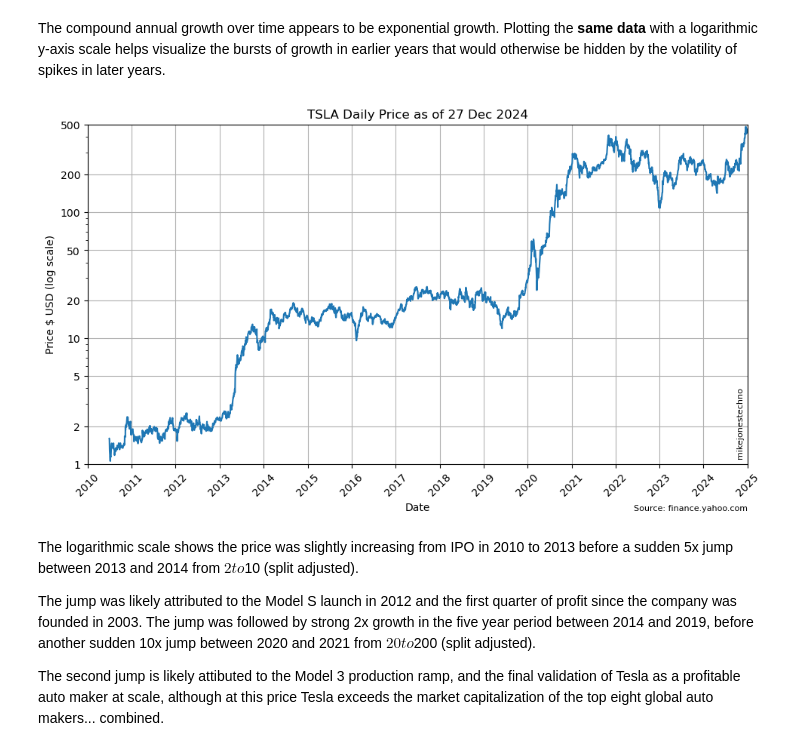
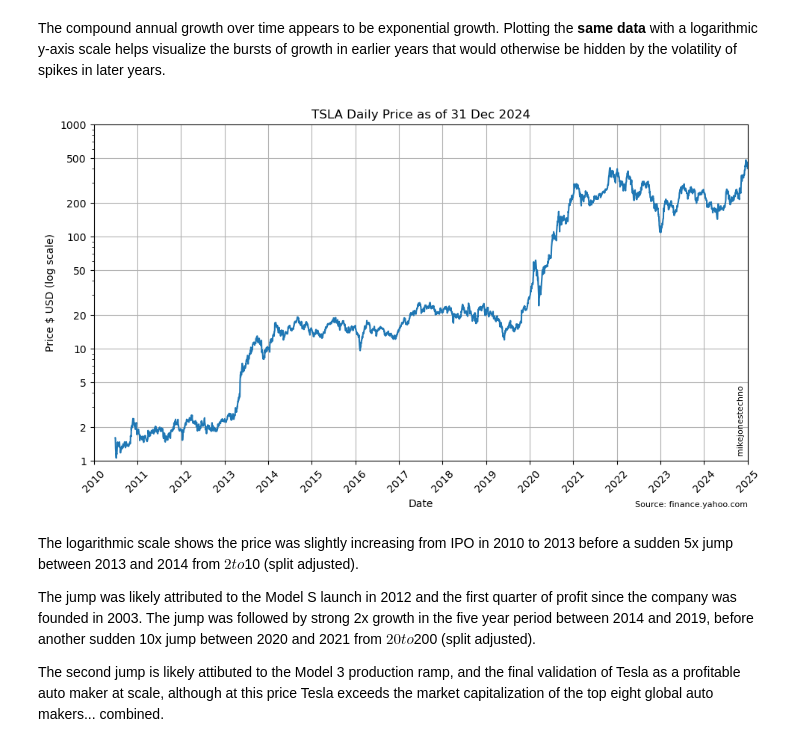
Before and after one commit to mikejonestechno/investment-analytics, a Jupyter notebook: notebooks/tsla.ipynb, the cells around one changed output. Drawn from its saved outputs; the diff is of its cells as text; code cells hidden in the pictures.

Commit message:
Update dataloader for year end (#267)
Update stock data loader to handle last and first day of year.

```diff
--- a/notebooks/tsla.ipynb
+++ b/notebooks/tsla.ipynb
@@ -24,28 +24,34 @@ Load historical data
 """
 sx_symbol = 'TSLA'
 
-# Try collecting data from 1940 so we can get 20 year rolling median
-from_date = '1940-01-01'
-to_date = '2024-01-01'
+df = pd.DataFrame()
 
-local_file = '../data/' + sx_symbol.lower() + '_HistoricalData.csv'
+# For each decade from 2010 to 2020 get 10 years of data if not in local cache
+for decade in range(2010, 2020, 10):
+    from_date = str(decade) + '-01-01'
+    to_date = str(decade + 9) + '-12-31'
+    local_file = '../data/' + sx_symbol.lower() + '_HistoricalData_' + str(decade) + '.csv'
+    df_decade = get_exchange_historical_data(local_file, sx_symbol, from_date, to_date)
+    df = pd.concat([df, df_decade])
 
-df = get_exchange_historical_data(local_file, sx_symbol, from_date, to_date)
+# For each previous year after 2020 get the historical data if not in local cache
+current_year = datetime.now().year
+for year in range(2020, current_year):
+    from_date = str(year) + '-01-01'
+    to_date = str(year) + '-12-31'
+    local_file = '../data/' + sx_symbol.lower() + '_HistoricalData_' + str(year) + '.csv'
+    df_year = get_exchange_historical_data(local_file, sx_symbol, from_date, to_date)
+    df = pd.concat([df, df_year])
 # %%
 """
-Load recent data
+Load recent data for current year (always downlaod / refresh)
 """
-# For each year from 2024 to current year loop through each year and get the data for each year
-current_year = datetime.now().year
-for year in range(2024, int(current_year + 1)):
-    from_date = str(year) + '-01-01'
-    to_date = str(year) + '-12-31'
-
-    local_file = '../data/' + sx_symbol.lower() + '_' + str(year) + 'Data.csv'
-
-    df_year = get_exchange_data(local_file, sx_symbol, from_date, to_date)
-
-    df = pd.concat([df, df_year])
+from_date = str(current_year) + '-01-01'
+to_date = str(current_year) + '-12-31'
+local_file = '../data/' + sx_symbol.lower() + '_HistoricalData_' + str(current_year) + '.csv'
+# For current year always download the data and overwrite the local cache
+df_year = get_exchange_data(local_file, sx_symbol, from_date, to_date)
+df = pd.concat([df, df_year]) # ah-ha, only concat if we have new data, otherwise we duplicate the last years dataframe
 # %%
 """ Data Transformation """
 data_column = 'Close'
@@ -86,15 +92,15 @@ The compound annual growth over time appears to be exponential growth. Plotting
 # %%
 """ y-axis log scale """
 log_chart_params = chart_params.copy()
 log_chart_params['y_label'] = chart_params['y_label'] + ' (log scale)'
-log_chart_params['y_ticks'] = [1, 2, 5, 10, 20, 50, 100, 200, 500]
+log_chart_params['y_ticks'] = [1, 2, 5, 10, 20, 50, 100, 200, 500, 1000]
 del log_chart_params['top_limit']
 log_chart = LogChart(**log_chart_params)
 plt, colors = log_chart.base_chart(df)
 plt.plot(df.index, df[data_column], color=colors[0]['color'])
 plt.show()
 # %% [output]
-[figure, old version]
+[figure, new version]
 # %% [markdown]
 The logarithmic scale shows the price was slightly increasing from IPO in 2010 to 2013 before a sudden 5x jump between 2013 and 2014 from $2 to $10 (split adjusted).
 
```
Also changed, not shown: parts of 1 cell of this notebook, 3 other files.
